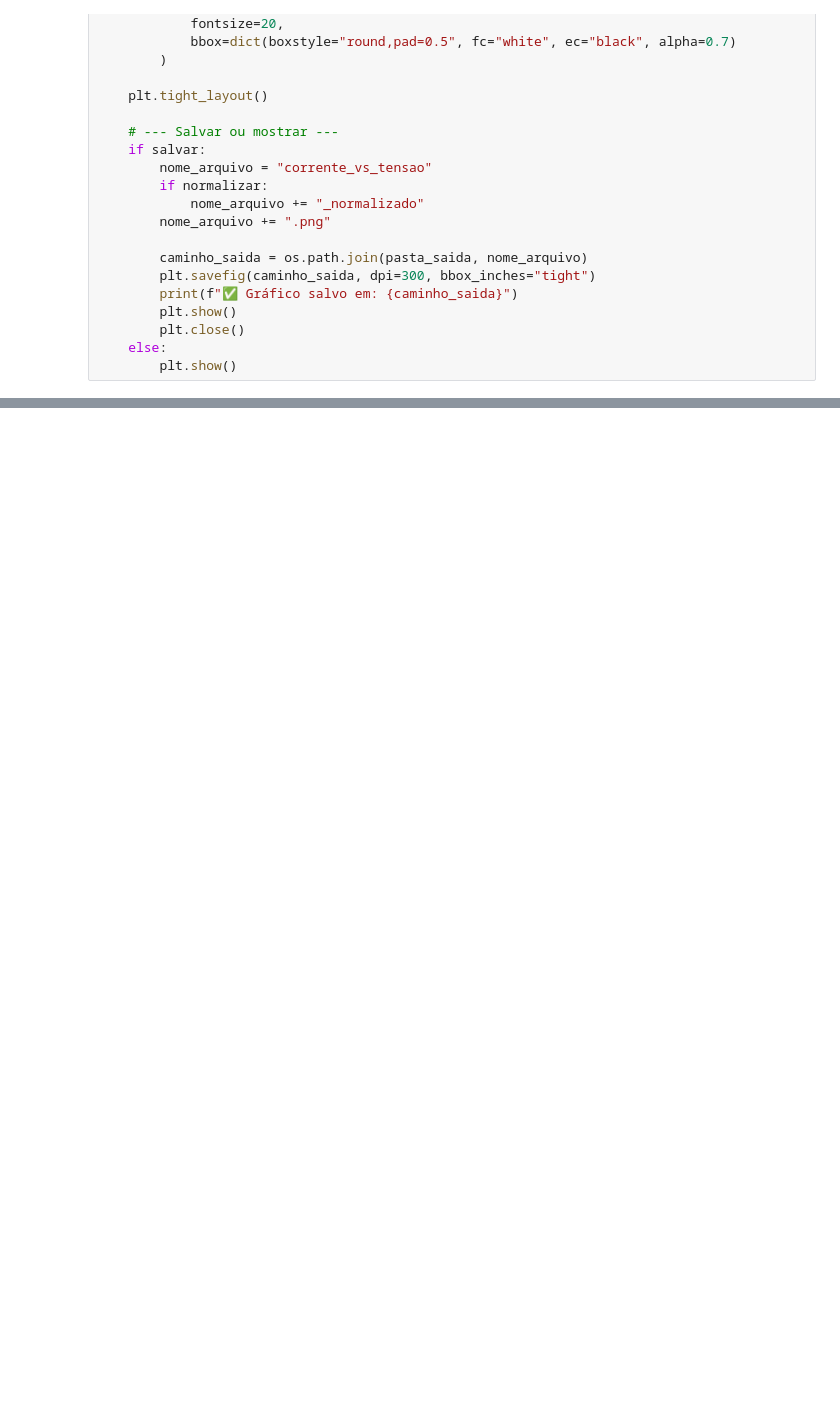
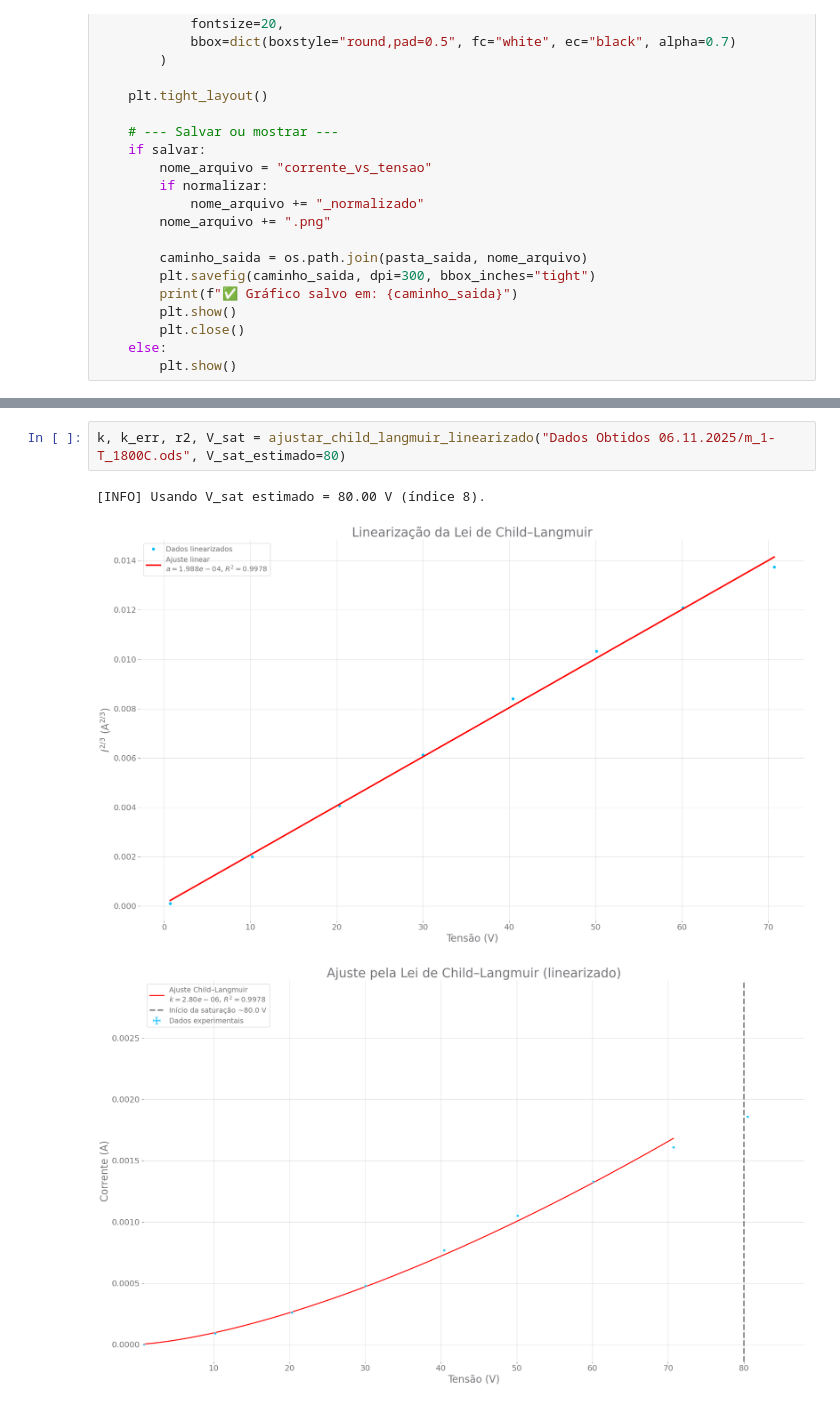
Before and after one commit to coppernium/termoionico, a Jupyter notebook: Gráficos.ipynb, the cells around one changed output, grey strips where cells are left out. Saved outputs shown, nothing was run; the diff lists cells and outputs as text; blank space fills up the shorter version.

```diff
--- a/Gráficos.ipynb
+++ b/Gráficos.ipynb
@@ -345,0 +373,6 @@ k = 1.3699e-08 ± 2.7637e-09, R² = -10.2635
+# %%
+k, k_err, r2, V_sat = ajustar_child_langmuir_linearizado("Dados Obtidos 06.11.2025/m_1-T_1800C.ods", V_sat_estimado=80)
+# %% [output]
+[INFO] Usando V_sat estimado = 80.00 V (índice 8).
+[figure, added]
+[figure, added]
```
Also changed, not shown: parts of 3 cells of this notebook, 5 other files.
